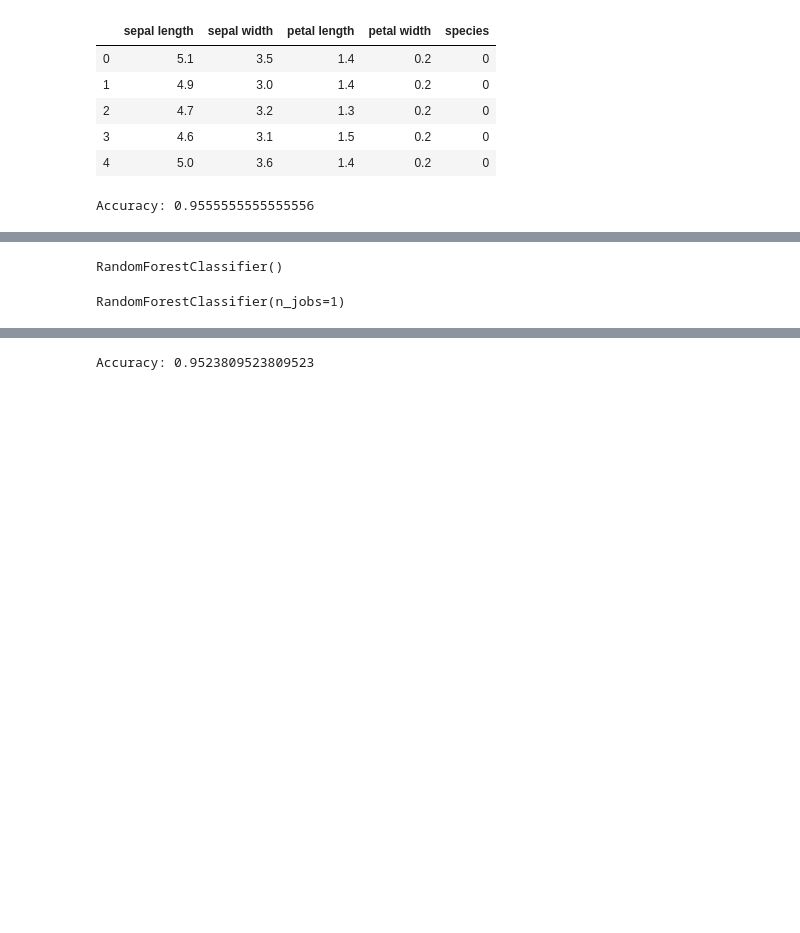
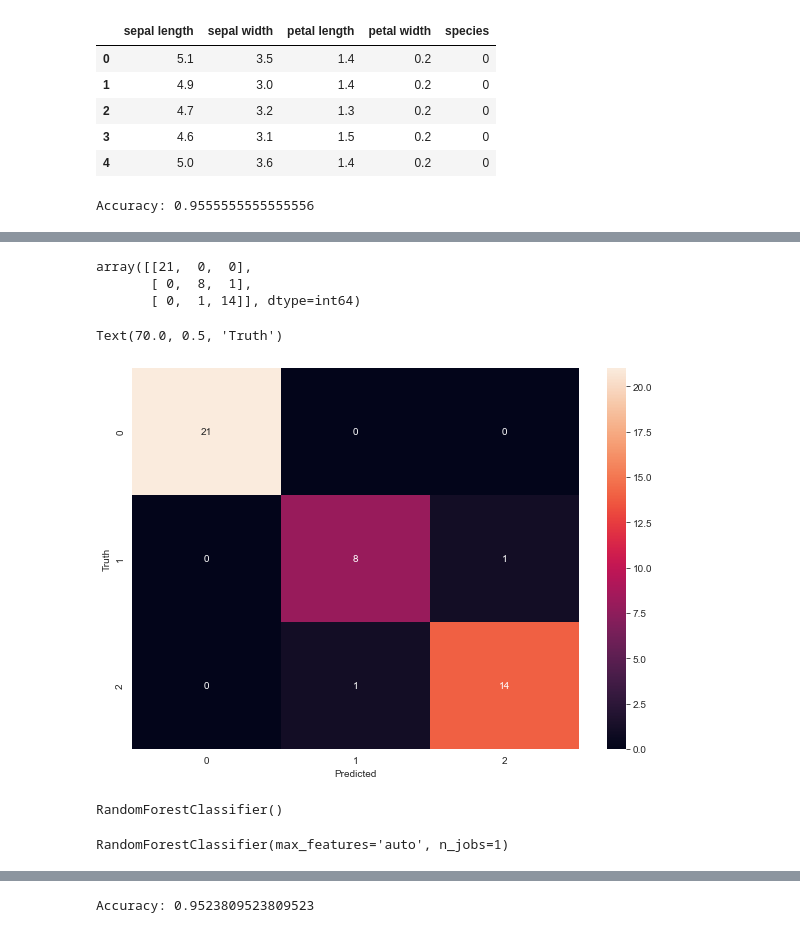
Before and after one commit to Tejasva99/DS---Lab, a Jupyter notebook: Week 6/Assessment-5.ipynb, the cells around one changed output, grey strips where cells are left out. Cells and saved outputs as stored; diff of their text form; code cells hidden in the pictures; blank space fills up the shorter version.

```diff
--- a/Week 6/Assessment-5.ipynb
+++ b/Week 6/Assessment-5.ipynb
@@ -84,3 +84,22 @@ array([1])
+# %%
+from sklearn.metrics import confusion_matrix
+cm = confusion_matrix(y_test, y_pred)
+cm
+# %% [output]
+array([[21,  0,  0],
+       [ 0,  8,  1],
+       [ 0,  1, 14]], dtype=int64)
+# %%
+%matplotlib inline
+import matplotlib.pyplot as plt
+import seaborn as sn
+plt.figure(figsize=(10,7))
+sn.heatmap(cm,annot= True)
+plt.xlabel('Predicted')
+plt.ylabel('Truth')
+# %% [output]
+Text(70.0, 0.5, 'Truth')
+[figure, added]
 # %%
 from sklearn.ensemble import RandomForestClassifier
 
@@ -94,13 +113,13 @@ RandomForestClassifier()
 # %%
 RandomForestClassifier(bootstrap=True, class_weight=None, criterion='gini',
             max_depth=None, max_features='auto', max_leaf_nodes=None,
-            min_impurity_decrease=0.0, min_impurity_split=None,
+            min_impurity_decrease=0.0,
             min_samples_leaf=1, min_samples_split=2,
             min_weight_fraction_leaf=0.0, n_estimators=100, n_jobs=1,
             oob_score=False, random_state=None, verbose=0,
             warm_start=False)
 # %% [output]
-RandomForestClassifier(n_jobs=1)
+RandomForestClassifier(max_features='auto', n_jobs=1)
 # %%
 import pandas as pd
 feature_imp = pd.Series(clf.feature_importances_,index=iris.feature_names).sort_values(ascending=False)
```
Also changed, not shown: parts of 3 cells of this notebook, 1 other file.
